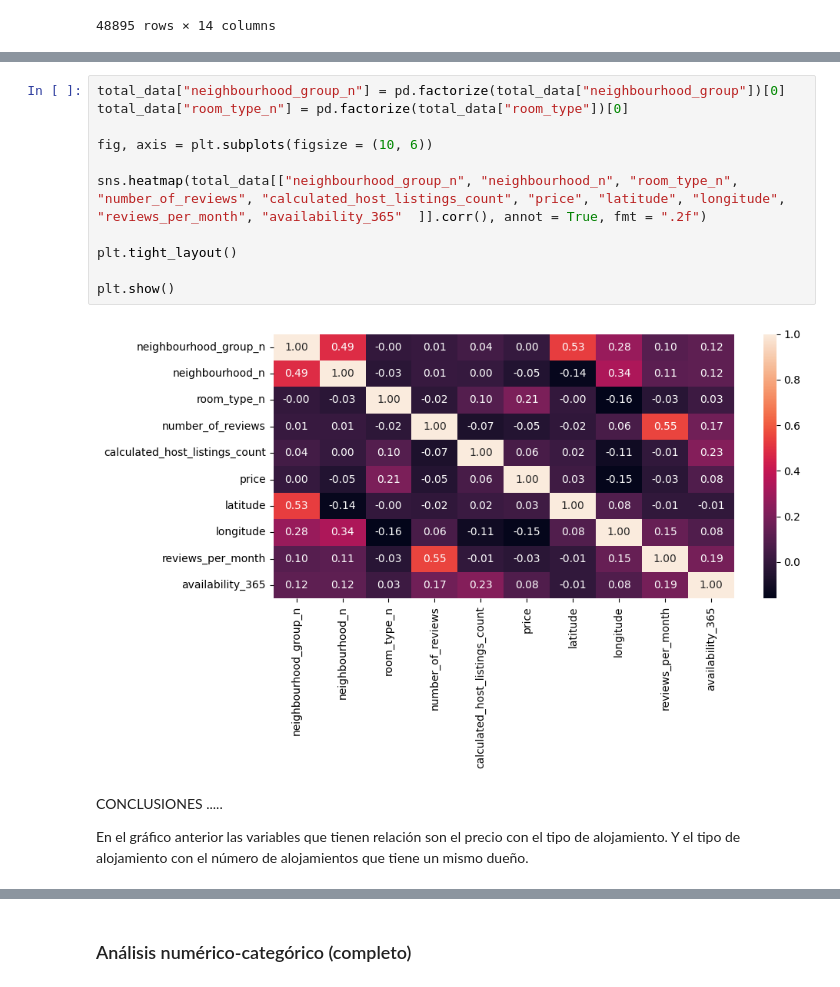
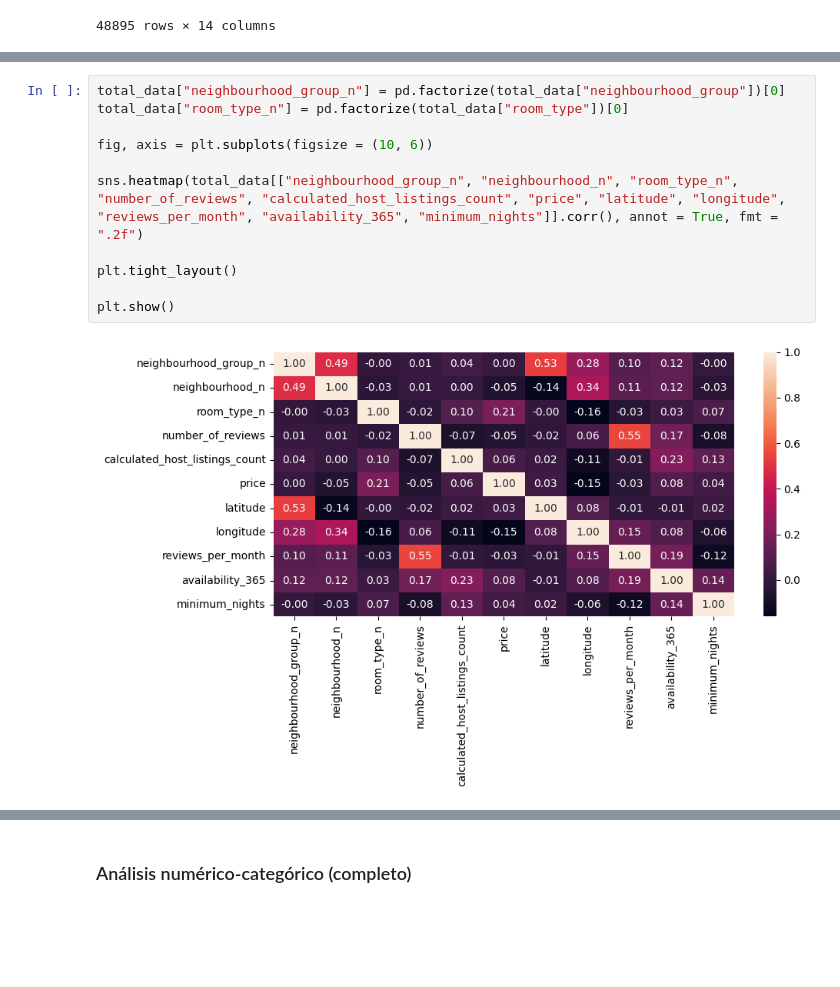
Before and after one commit to EPablos2013/E-Pablos-ML-EDA, a Jupyter notebook: src/explore.ipynb, the cells around one changed output, grey strips where cells are left out. Cells and saved outputs as stored; diff of their text form; blank space fills up the shorter version.

```diff
--- a/src/explore.ipynb
+++ b/src/explore.ipynb
@@ -360,17 +394,13 @@ total_data
 # %%
 total_data["neighbourhood_group_n"] = pd.factorize(total_data["neighbourhood_group"])[0]
 total_data["room_type_n"] = pd.factorize(total_data["room_type"])[0]
 
 fig, axis = plt.subplots(figsize = (10, 6))
 
-sns.heatmap(total_data[["neighbourhood_group_n", "neighbourhood_n", "room_type_n", "number_of_reviews", "calculated_host_listings_count", "price", "latitude", "longitude", "reviews_per_month", "availability_365"  ]].corr(), annot = True, fmt = ".2f")
+sns.heatmap(total_data[["neighbourhood_group_n", "neighbourhood_n", "room_type_n", "number_of_reviews", "calculated_host_listings_count", "price", "latitude", "longitude", "reviews_per_month", "availability_365", "minimum_nights"]].corr(), annot = True, fmt = ".2f")
 
 plt.tight_layout()
 
 plt.show()
 # %% [output]
-[figure, old version]
+[figure, new version]
-# %% [markdown]
-CONCLUSIONES .....
-
-En el gráfico anterior las variables que tienen relación son el precio con el tipo de alojamiento. Y el tipo de alojamiento con el número de alojamientos que tiene un mismo dueño.
```
Also changed, not shown: parts of 28 cells of this notebook, 18 other files.
